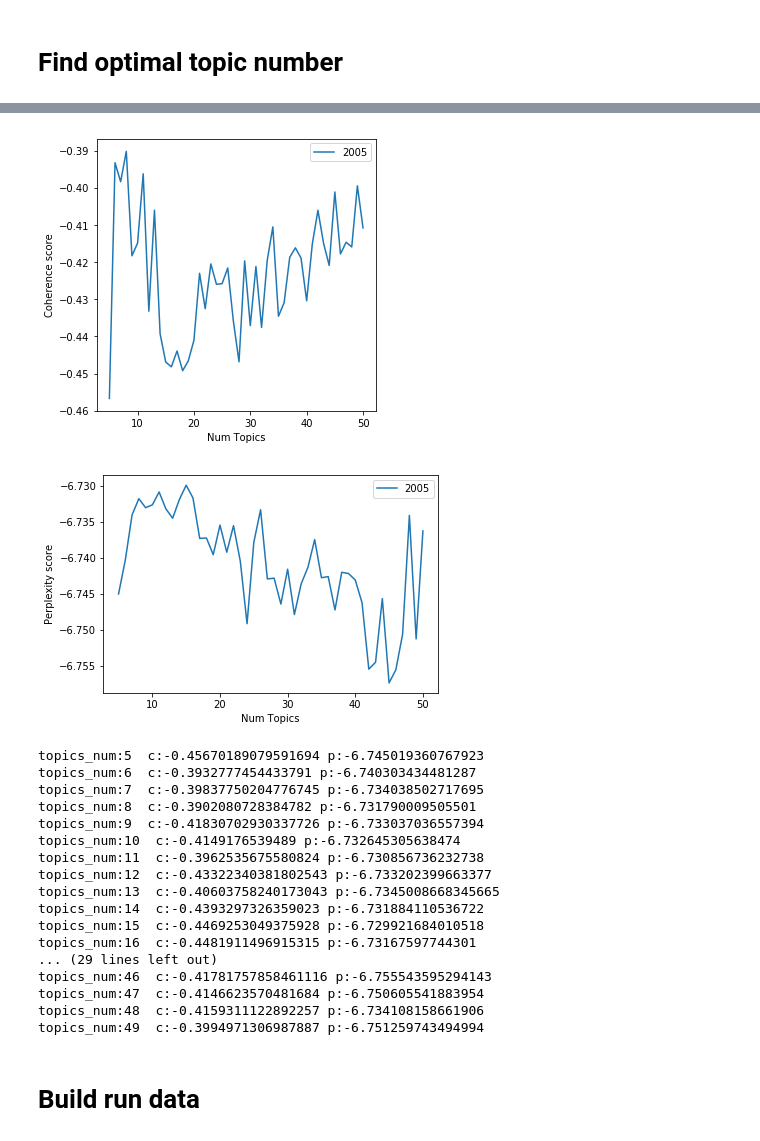
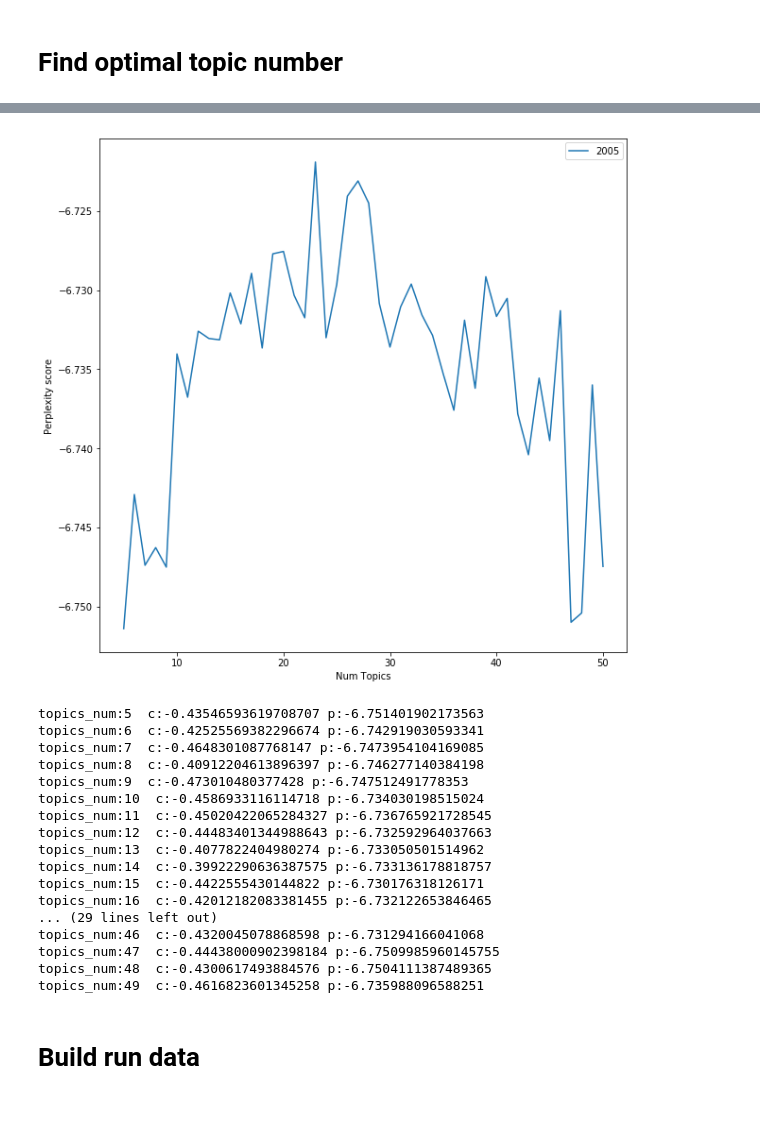
Before and after one commit to Arisiru/dtm-reports-analysis, a Jupyter notebook: notebooks/data_preprocessing.ipynb, the cells around one changed output, grey strips where cells are left out. Cells and saved outputs as stored; diff of their text form; code cells hidden in the pictures; blank space fills up the shorter version.

```diff
--- a/notebooks/data_preprocessing.ipynb
+++ b/notebooks/data_preprocessing.ipynb
@@ -25,7 +27,7 @@ date_end = dt.datetime.strptime("2018-06-30", "%Y-%m-%d")
 # %% [markdown]
 ### set run prefix
 # %%
-run_prefix = "run_09_xx"
+run_prefix = "run_10_xx"
 # %% [markdown]
 ### set root directories
 # %%
@@ -494,9 +496,9 @@ def get_quality_measurements(year, dictionary, corpus, limit, start=2, step=3):
             corpus=corpus,
             id2word=dictionary,
             num_topics=num_topics,
-            random_state=100,
+            random_state=300,
             passes=10,
-            iterations=50,
+            iterations=100,
             alpha="auto",
             per_word_topics=True)
         perplexity = lda_model.log_perplexity(corpus)
@@ -538,0 +541,5 @@ Work on 2005 year, dictionary size: 1182
+# %%
+dir_topics = os.path.join(dir_run, 'topics')
+
+if not os.path.exists(dir_topics):
+    os.makedirs(dir_topics)
@@ -539,52 +585,43 @@ Work on 2005 year, dictionary size: 1182
 # %%
 if len(measures):
-    plt.figure(figsize=(5,5))
-    # Plot all years
-    #for year_measures in measures:
-        #plt.plot(year_measures["topics_num"], year_measures["coherence_values"], label=year_measures["year"])
-        #for i, v in enumerate(year_measures["coherence_values"]):
-        #    print("topic: %s :%s" % (year_measures["topics_num"][i], v))
+    plt.figure(figsize=(10,10))
     # Plot a single year
     year_measures = measures[0]
-    plt.plot(year_measures["topics_num"], year_measures["coherence_values"], label=year_measures["year"])
+    plt.plot(year_measures["topics_num"], year_measures["perplexity_values"], label=year_measures["year"])
+    plt.xlabel("Num Topics")
+    plt.ylabel("Perplexity score")
+    plt.legend(bbox_to_anchor=(1.002, 1.002))
 
-    plt.xlabel("Num Topics")
-    plt.ylabel("Coherence score")
-    plt.legend(bbox_to_anchor=(1.002, 1.002))
+    pp = PdfPages(os.path.join(dir_topics, "perplexity_score.pdf"))
+
+    plt.savefig(pp, format='pdf', bbox_inches='tight')
     plt.show()
+
+    pp.close()
+    plt.close()
 # %% [output]
-[figure, old version]
+[figure, new version]
-# %%
-if len(measures):
-    for year_measures in measures:
-        plt.plot(year_measures["topics_num"], year_measures["perplexity_values"], label=year_measures["year"])
-    plt.xlabel("Num Topics")
-    plt.ylabel("Perplexity score")
-    plt.legend(bbox_to_anchor=(1.002, 1.002))
-    plt.show()
-# %% [output]
-[figure, removed]
 # %%
 for i in range(0, 45, 1):
     print("topics_num:%s  c:%s p:%s" % (measures[0]["topics_num"][i], measures[0]["coherence_values"][i],measures[0]["perplexity_values"][i]))
 # %% [output]
-topics_num:5  c:-0.45670189079591694 p:-6.745019360767923
-topics_num:6  c:-0.3932777454433791 p:-6.740303434481287
-topics_num:7  c:-0.39837750204776745 p:-6.734038502717695
-topics_num:8  c:-0.3902080728384782 p:-6.731790009505501
-topics_num:9  c:-0.41830702930337726 p:-6.733037036557394
-topics_num:10  c:-0.4149176539489 p:-6.732645305638474
-topics_num:11  c:-0.3962535675580824 p:-6.730856736232738
-topics_num:12  c:-0.43322340381802543 p:-6.733202399663377
-topics_num:13  c:-0.40603758240173043 p:-6.7345008668345665
-topics_num:14  c:-0.4393297326359023 p:-6.731884110536722
-topics_num:15  c:-0.4469253049375928 p:-6.729921684010518
-topics_num:16  c:-0.4481911496915315 p:-6.73167597744301
+topics_num:5  c:-0.43546593619708707 p:-6.751401902173563
+topics_num:6  c:-0.42525569382296674 p:-6.742919030593341
+topics_num:7  c:-0.4648301087768147 p:-6.7473954104169085
+topics_num:8  c:-0.40912204613896397 p:-6.746277140384198
+topics_num:9  c:-0.473010480377428 p:-6.747512491778353
+topics_num:10  c:-0.4586933116114718 p:-6.734030198515024
+topics_num:11  c:-0.45020422065284327 p:-6.736765921728545
+topics_num:12  c:-0.44483401344988643 p:-6.732592964037663
+topics_num:13  c:-0.4077822404980274 p:-6.733050501514962
+topics_num:14  c:-0.39922290636387575 p:-6.733136178818757
+topics_num:15  c:-0.4422555430144822 p:-6.730176318126171
+topics_num:16  c:-0.42012182083381455 p:-6.732122653846465
 ... (29 lines left out)
-topics_num:46  c:-0.41781757858461116 p:-6.755543595294143
-topics_num:47  c:-0.4146623570481684 p:-6.750605541883954
-topics_num:48  c:-0.4159311122892257 p:-6.734108158661906
-topics_num:49  c:-0.3994971306987887 p:-6.751259743494994
+topics_num:46  c:-0.4320045078868598 p:-6.731294166041068
+topics_num:47  c:-0.44438000902398184 p:-6.7509985960145755
+topics_num:48  c:-0.4300617493884576 p:-6.7504111387489365
+topics_num:49  c:-0.4616823601345258 p:-6.735988096588251
 # %% [markdown]
 # Build run data
 # %% [markdown]
```
Also changed, not shown: parts of 7 cells of this notebook.
